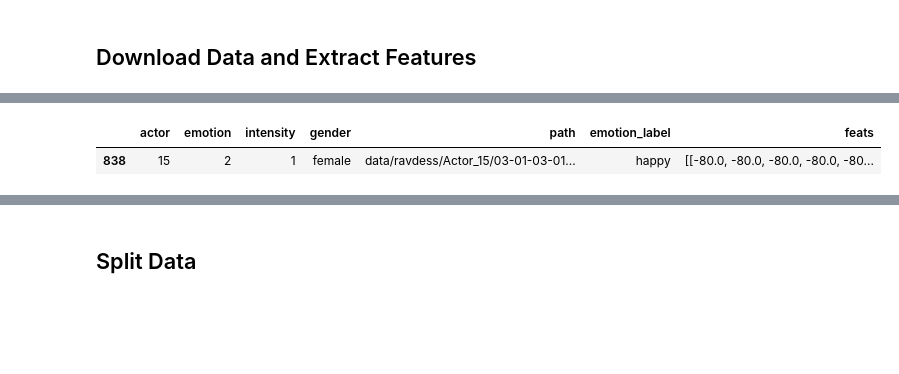
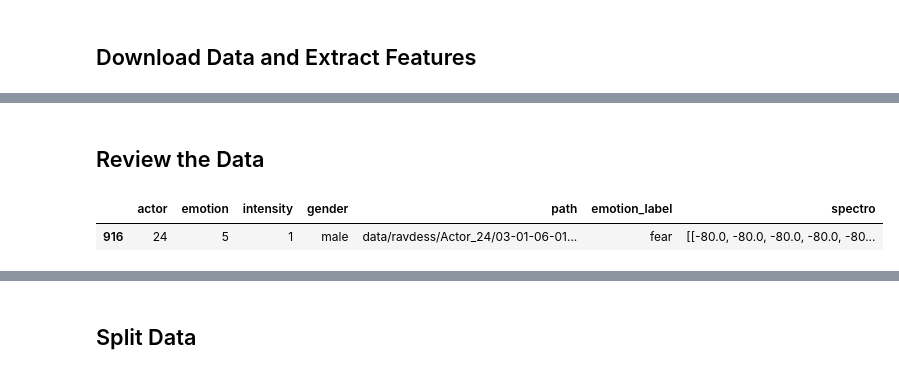
Before and after one commit to davidsjohnson/wise24_xai_ac, a Jupyter notebook: notebooks/tutorial_audio_xai.ipynb, the cells around one changed output, grey strips where cells are left out. Saved outputs shown, nothing was run; the diff lists cells and outputs as text; code cells hidden in the pictures; blank space fills up the shorter version.

Commit message:
Updates audio notebook for local and colab execution

```diff
--- a/notebooks/tutorial_audio_xai.ipynb
+++ b/notebooks/tutorial_audio_xai.ipynb
@@ -109,7 +106,7 @@ def load_melspec(row):
   a, sr = librosa.load(row['path'], sr=16000)
   return get_log_melspec(a, sr, silence_thresh=55)
 
-df_rav['feats'] = df_rav.apply(load_melspec, axis=1)
+df_rav['spectro'] = df_rav.apply(load_melspec, axis=1)
 # %%
 # validate extracted features
 for idx, row in df_rav.iterrows():
@@ -117,6 +114,9 @@ for idx, row in df_rav.iterrows():
+# %% [markdown]
+## Review the Data
 # %%
 # review one row
-df_rav.sample(1)
+audio_sample = df_rav.sample(1)
+audio_sample
 # %% [output]
-|  | actor | emotion | intensity | gender | path | emotion_label | feats |
-| 838 | 15 | 2 | 1 | female | data/ravdess/Actor_15/03-01-03-01... | happy | [[-80.0, -80.0, -80.0, -80.0, -80... |
+|  | actor | emotion | intensity | gender | path | emotion_label | spectro |
+| 916 | 24 | 5 | 1 | male | data/ravdess/Actor_24/03-01-06-01... | fear | [[-80.0, -80.0, -80.0, -80.0, -80... |
```
Also changed, not shown: parts of 12 cells of this notebook, 1 other file.
